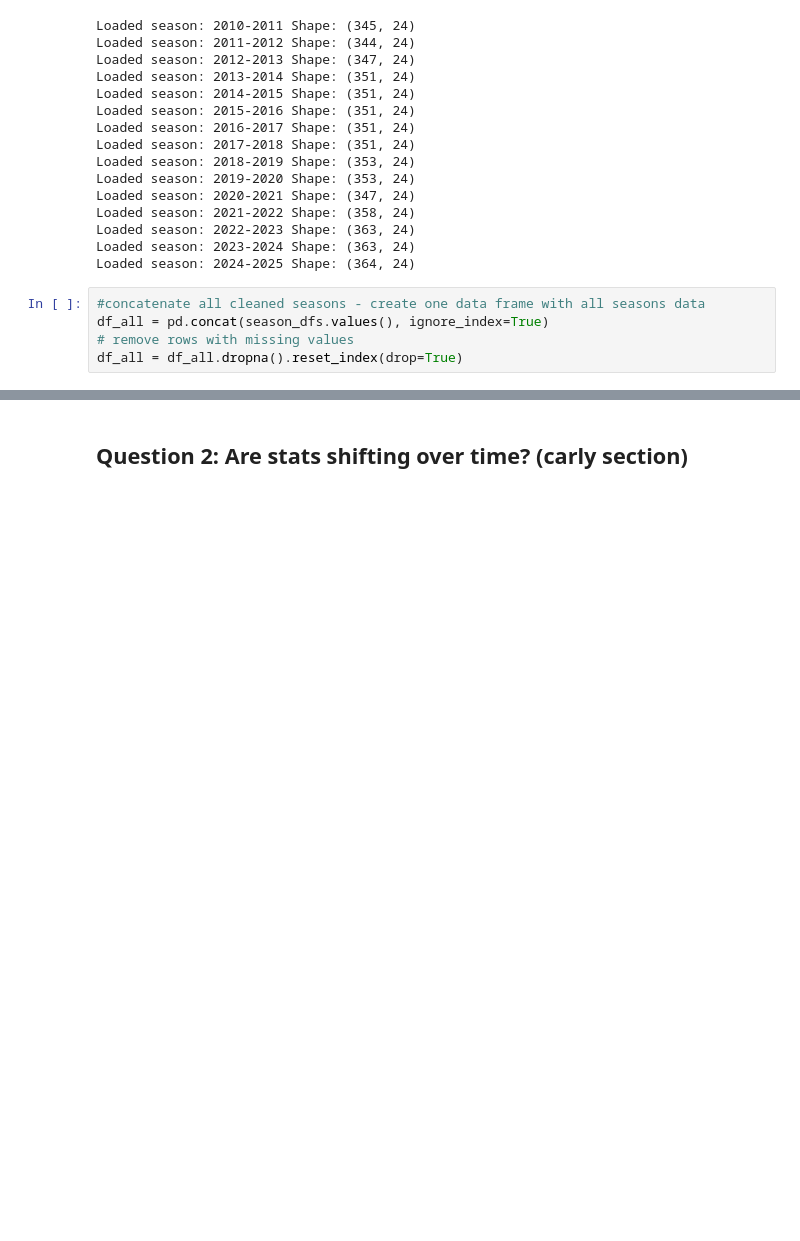
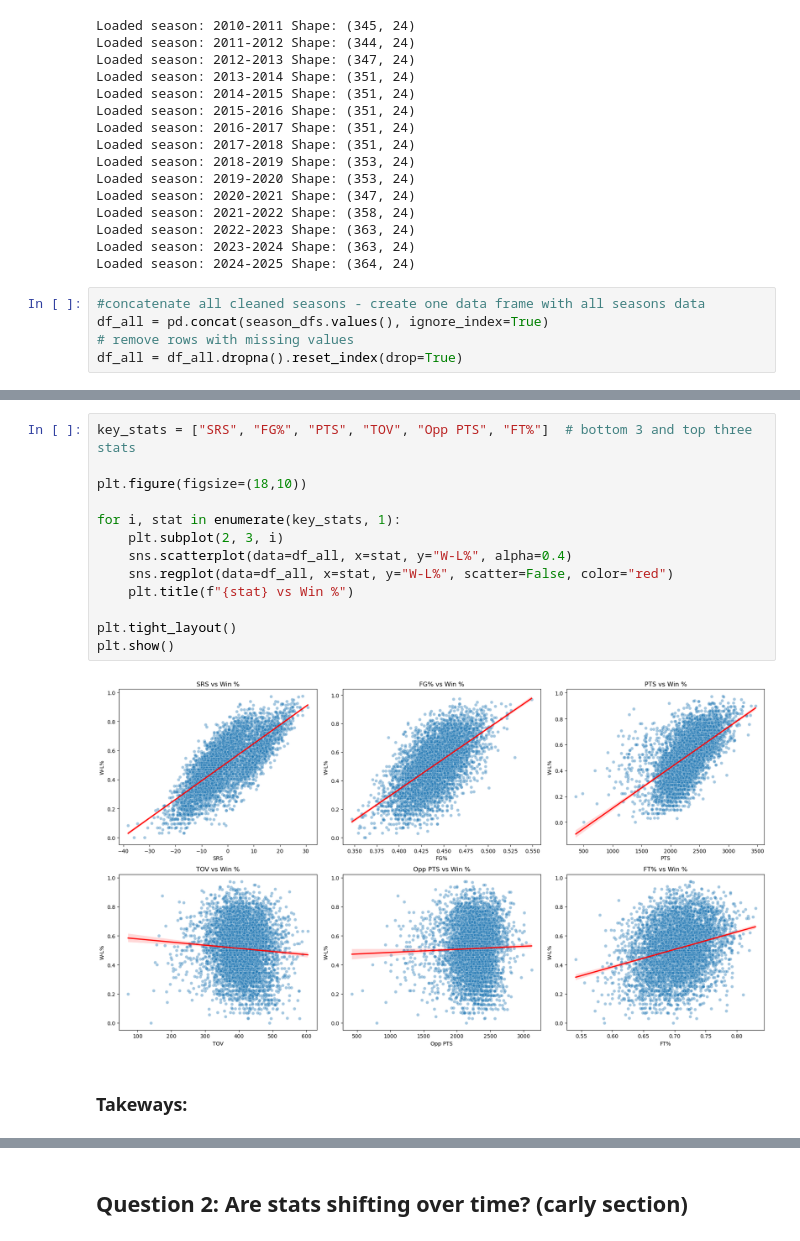
Before and after one commit to ccw0076/EDA_Project, a Jupyter notebook: eda_cbb_project.ipynb, the cells around one changed output, grey strips where cells are left out. Drawn from its saved outputs; the diff is of its cells as text; blank space fills up the shorter version.

```diff
--- a/eda_cbb_project.ipynb
+++ b/eda_cbb_project.ipynb
@@ -165,0 +188,17 @@ import matplotlib.pyplot as plt
+# %%
+key_stats = ["SRS", "FG%", "PTS", "TOV", "Opp PTS", "FT%"]  # bottom 3 and top three stats
+
+plt.figure(figsize=(18,10))
+
+for i, stat in enumerate(key_stats, 1):
+    plt.subplot(2, 3, i)
+    sns.scatterplot(data=df_all, x=stat, y="W-L%", alpha=0.4)
+    sns.regplot(data=df_all, x=stat, y="W-L%", scatter=False, color="red")
+    plt.title(f"{stat} vs Win %")
+
+plt.tight_layout()
+plt.show()
+# %% [output]
+[figure, added]
+# %% [markdown]
+### Takeways:
```
Also changed, not shown: parts of 15 cells of this notebook.
